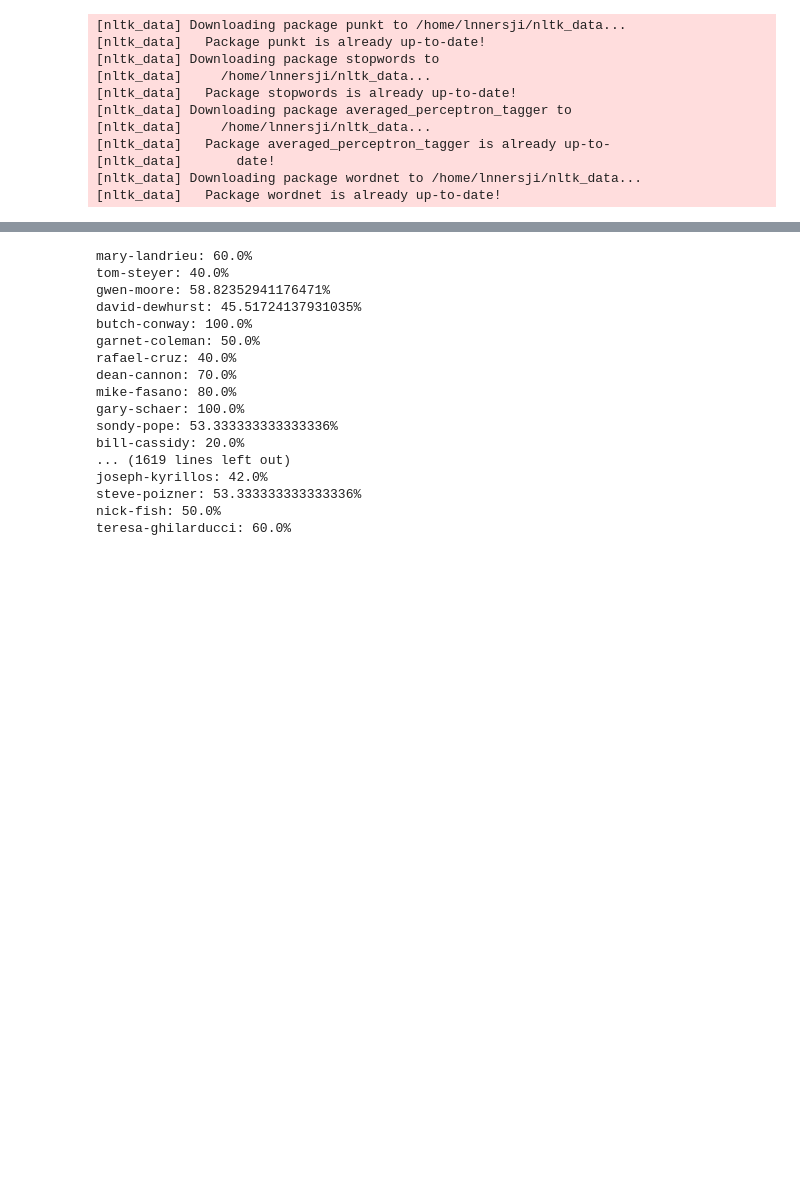
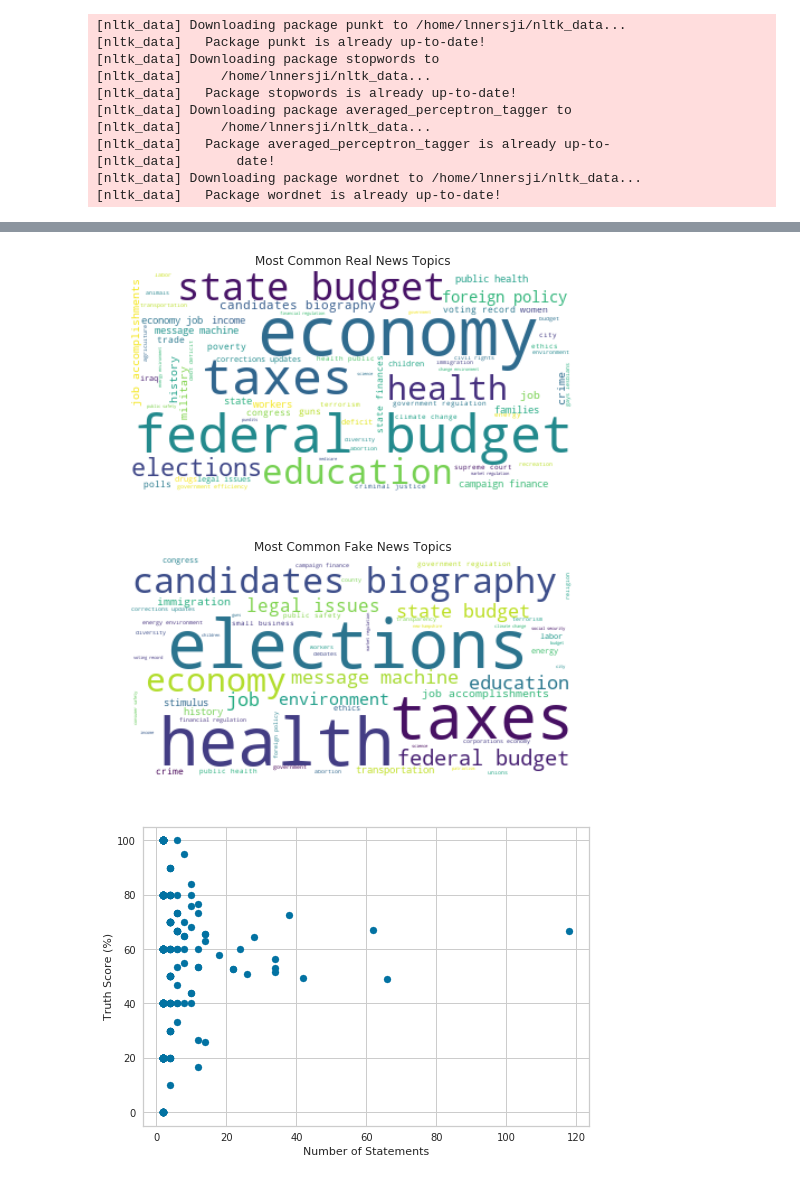
Before and after one commit to jnnersli/ML-Fake-News-Detection, a Jupyter notebook: FakeNews.ipynb, the cells around one changed output, grey strips where cells are left out. Drawn from its saved outputs; the diff is of its cells as text; code cells hidden in the pictures; blank space fills up the shorter version.

Commit message:
made some wordclouds

```diff
--- a/FakeNews.ipynb
+++ b/FakeNews.ipynb
@@ -107,15 +109,50 @@ Naive Bayes Accuracy Score ->  57.98816568047337
+# %%
+# Generate wordclouds for fake and real news topics
+# getting topics from 'true' and 'mostly true' columns
+is_true = df['Label'] == 'true'
+real_subject = ' '.join(subjects.replace(',', ' ') for subjects in df[is_true]['Subject'])
+is_true = df['Label'] == 'mostly-true'
+real_subject2 = ' '.join(subjects.replace(',', ' ') for subjects in df[is_true]['Subject'])
+real_subject = real_subject + real_subject2
+real_wordcloud = WordCloud(stopwords=stopwords.words(), max_font_size=60, background_color="white").generate(real_subject)
+
+# getting topics from 'pants fire' and 'false' columns
+is_fake = df['Label'] == 'pants-fire'
+fake_subject = ' '.join(subjects.replace(',', ' ') for subjects in df[is_fake]['Subject'])
+is_fake = df['Label'] == 'false'
+fake_subject2 = ' '.join(subjects.replace(',', ' ') for subjects in df[is_fake]['Subject'])
+fake_subject = fake_subject + fake_subject2
+fake_wordcloud = WordCloud(stopwords=stopwords.words(), max_font_size=60, background_color="white").generate(fake_subject)
+
+plt.imshow(real_wordcloud, interpolation='bilinear')
+plt.axis("off")
+plt.title('Most Common Real News Topics')
+plt.show()
+
+plt.imshow(fake_wordcloud, interpolation='bilinear')
+plt.axis("off")
+plt.title('Most Common Fake News Topics')
+plt.show()
+# %% [output]
+[figure, added]
+[figure, added]
 # %%
 #  Truth breakdown of each speaker
-list_speakers = list(dict.fromkeys(df.dropna()['Speaker']))
+list_speakers = list(dict.fromkeys(df['Speaker']))
+x_data = []  # number of total statements
+y_data = []  # truth score of each speaker
 
 for s in list_speakers:
     is_s = df['Speaker'] == s
 
     score = 0
-    total_count = 0
+    total_score = 0
+    count_statements = 0
 
     for l in df[is_s]['Label']:
-        total_count = total_count + 5
+        total_score = total_score + 5  #
+        count_statements = count_statements + 1
+
         if l == 'pants-fire': pass
         elif l == 'false': score = score + 1
         elif l == 'barely-true': score = score + 2
@@ -123,24 +160,13 @@ for s in list_speakers:
         elif l == 'mostly-true': score = score + 4
         elif l == 'true': score = score + 5
 
-    truth_score = (score / total_count) * 100
+    x_data.append(count_statements)
+    truth_score = (score / total_score) * 100
+    y_data.append(truth_score)
 
-    print('{}: {}%'.format(s, truth_score))
+plt.scatter(x_data, y_data)
+plt.xlabel('Number of Statements')
+plt.ylabel('Truth Score (%)')
+plt.show()
 # %% [output]
-mary-landrieu: 60.0%
-tom-steyer: 40.0%
-gwen-moore: 58.82352941176471%
-david-dewhurst: 45.51724137931035%
-butch-conway: 100.0%
-garnet-coleman: 50.0%
-rafael-cruz: 40.0%
-dean-cannon: 70.0%
-mike-fasano: 80.0%
-gary-schaer: 100.0%
-sondy-pope: 53.333333333333336%
-bill-cassidy: 20.0%
-... (1619 lines left out)
-joseph-kyrillos: 42.0%
-steve-poizner: 53.333333333333336%
-nick-fish: 50.0%
-teresa-ghilarducci: 60.0%
+[figure, added]
```
Also changed, not shown: parts of 4 cells of this notebook.
